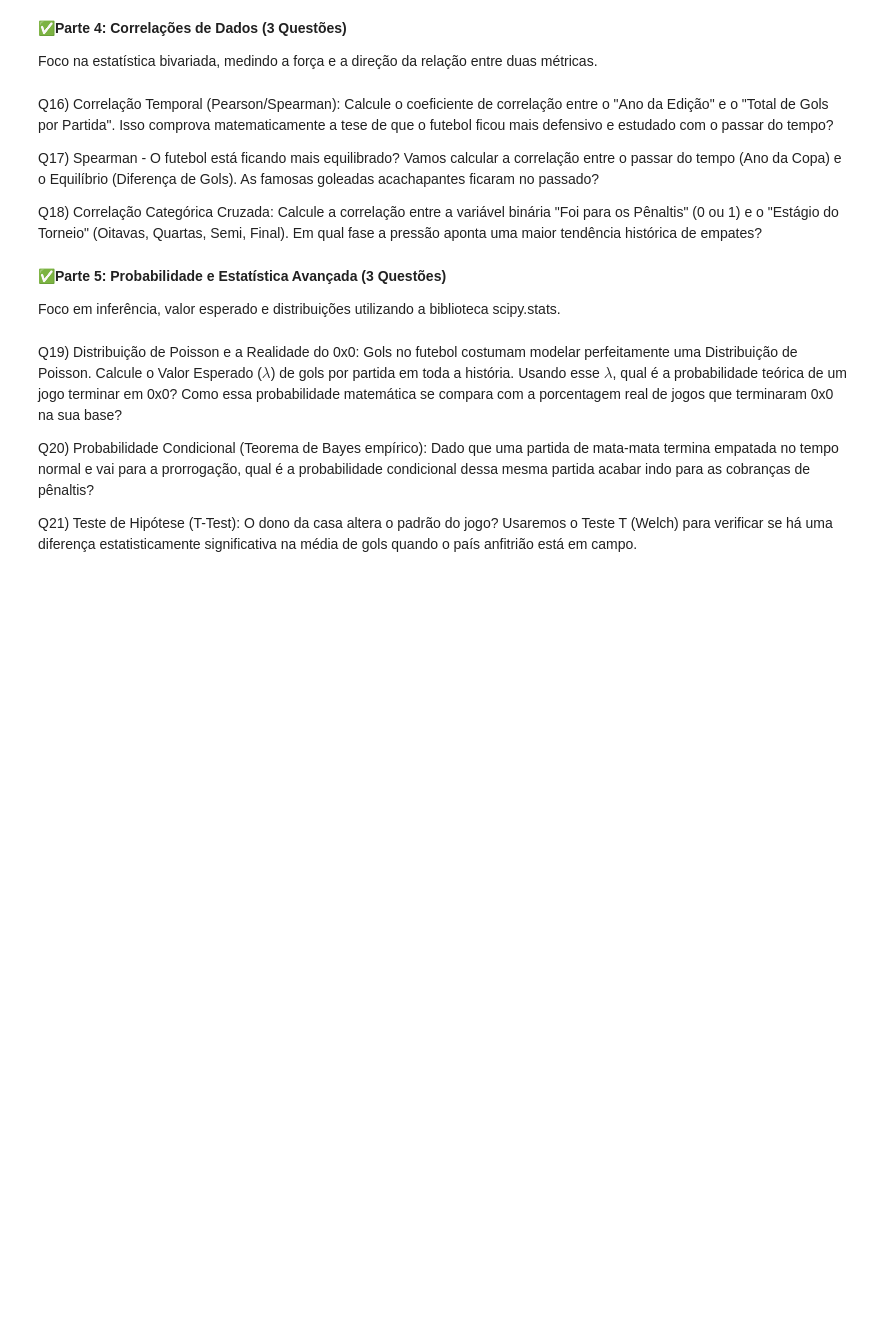
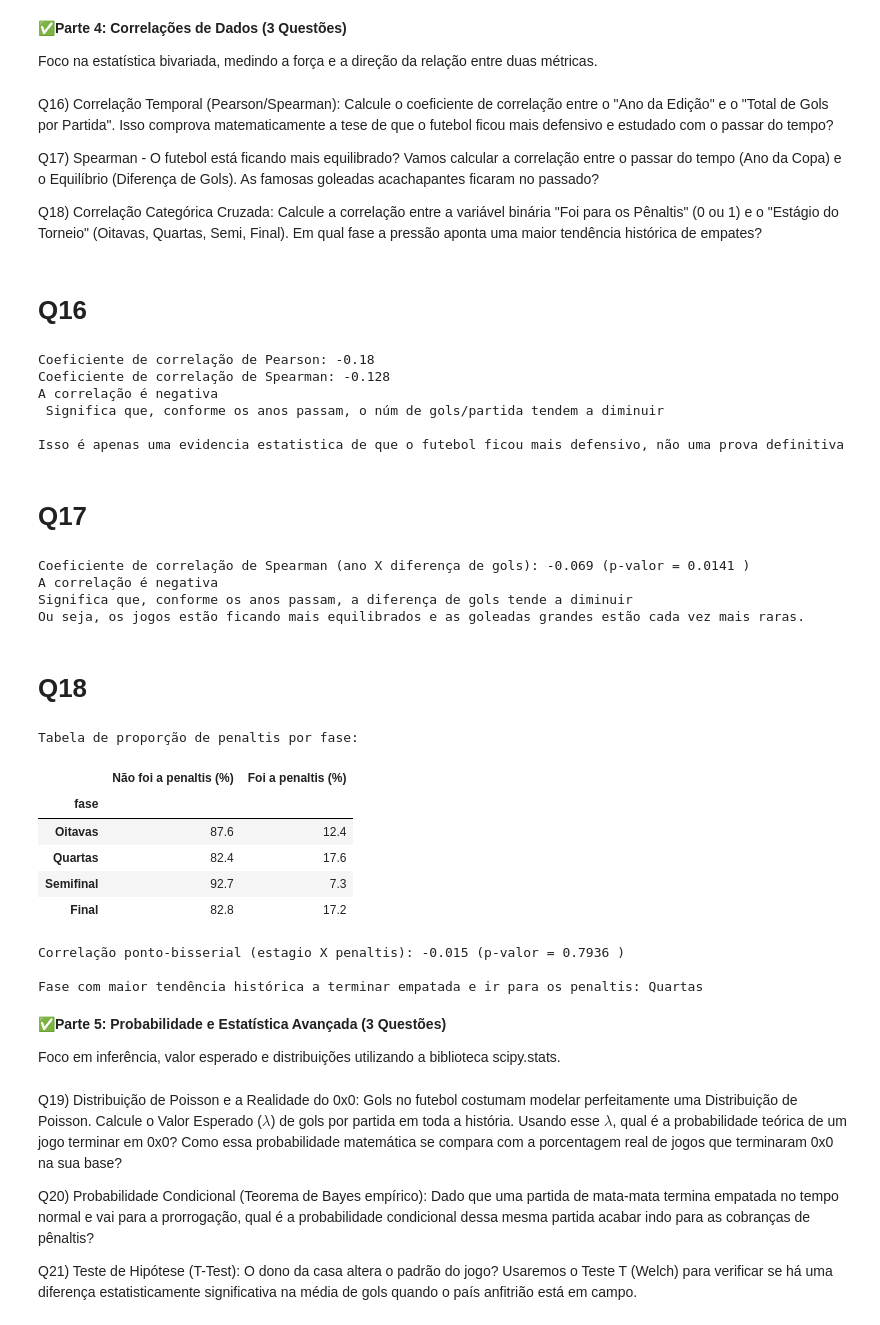
Before and after one commit to gabrielreisz/fifa-world-cup-analytics, a Jupyter notebook: notebooks/FCD_TP_AnaCampos_GabrielReis.ipynb, the cells around one changed output. Cells and saved outputs as stored; diff of their text form; code cells hidden in the pictures; blank space fills up the shorter version.

```diff
--- a/notebooks/FCD_TP_AnaCampos_GabrielReis.ipynb
+++ b/notebooks/FCD_TP_AnaCampos_GabrielReis.ipynb
@@ -585,6 +585,82 @@ Q17) Spearman - O futebol está ficando mais equilibrado?
 Vamos calcular a correlação entre o passar do tempo (Ano da Copa) e o Equilíbrio (Diferença de Gols). As famosas goleadas acachapantes ficaram no passado?
 
 Q18) Correlação Categórica Cruzada: Calcule a correlação entre a variável binária "Foi para os Pênaltis" (0 ou 1) e o "Estágio do Torneio" (Oitavas, Quartas, Semi, Final). Em qual fase a pressão aponta uma maior tendência histórica de empates?
+# %% [markdown]
+# Q16
+# %%
+from scipy.stats import pearsonr, spearmanr, pointbiserialr
+
+correlacao_pearson, p_pearson = pearsonr(df_consolidado['year'],df_consolidado['total_goals'])
+correlacao_spearman, p_spearman = spearmanr(df_consolidado['year'],df_consolidado['total_goals'])
+
+print('Coeficiente de correlação de Pearson:', round(correlacao_pearson, 3))
+print('Coeficiente de correlação de Spearman:', round(correlacao_spearman, 3))
+
+if (correlacao_pearson < 0):
+    print('A correlação é negativa\n Significa que, conforme os anos passam, o núm de gols/partida tendem a diminuir\n')
+else:
+    print('A correlação é positiva. Ou seja, o núm de gols/partida tende a aumentar com o tempo\n')
+
+print('Isso é apenas uma evidencia estatistica de que o futebol ficou mais defensivo, não uma prova definitiva')
+# %% [output]
+Coeficiente de correlação de Pearson: -0.18
+Coeficiente de correlação de Spearman: -0.128
+A correlação é negativa
+ Significa que, conforme os anos passam, o núm de gols/partida tendem a diminuir
+
+Isso é apenas uma evidencia estatistica de que o futebol ficou mais defensivo, não uma prova definitiva
+# %% [markdown]
+# Q17
+# %%
+correlacao_equilibrio, p_eq = spearmanr(df_consolidado['year'],df_consolidado['goal_difference'])
+
+print('Coeficiente de correlação de Spearman (ano X diferença de gols):', round(correlacao_equilibrio, 3), '(p-valor =', round(p_eq, 4), ')')
+
+if (correlacao_equilibrio < 0):
+    print('A correlação é negativa\nSignifica que, conforme os anos passam, a diferença de gols tende a diminuir')
+    print('Ou seja, os jogos estão ficando mais equilibrados e as goleadas grandes estão cada vez mais raras.')
+else:
+    print('A correlação é positiva. Ou seja, a diferença de gols nao diminuiu com o tempo\n')
+# %% [output]
+Coeficiente de correlação de Spearman (ano X diferença de gols): -0.069 (p-valor = 0.0141 )
+A correlação é negativa
+Significa que, conforme os anos passam, a diferença de gols tende a diminuir
+Ou seja, os jogos estão ficando mais equilibrados e as goleadas grandes estão cada vez mais raras.
+# %% [markdown]
+# Q18
+# %%
+mata_mata = df_consolidado[df_consolidado['knockout_stage'] == 1].copy()
+nome_fase = {1: 'Oitavas', 2: 'Quartas', 3: 'Semifinal', 4: 'Final'}
+mata_mata = mata_mata[mata_mata['stage_rank'].isin(nome_fase.keys())].copy()
+mata_mata['fase'] = mata_mata['stage_rank'].map(nome_fase)
+
+#Tabela de proporcao
+tabela_penaltis = pd.crosstab(mata_mata['fase'], mata_mata['penalty_shootout'], normalize='index') * 100
+tabela_penaltis.columns = ['Não foi a penaltis (%)', 'Foi a penaltis (%)']
+ordem_fases = ['Oitavas', 'Quartas', 'Semifinal', 'Final']
+tabela_penaltis = tabela_penaltis.reindex(ordem_fases)
+
+print("Tabela de proporção de penaltis por fase:")
+display(tabela_penaltis.round(1))
+
+
+#Correlaçao
+corr_ponto_bisserial, p_pb = pointbiserialr(mata_mata['penalty_shootout'], mata_mata['stage_rank'])
+print('\nCorrelação ponto-bisserial (estagio X penaltis):', round(corr_ponto_bisserial, 3), '(p-valor =', round(p_pb, 4), ')')
+
+fase_mais_penaltis = tabela_penaltis['Foi a penaltis (%)'].idxmax()
+print('\nFase com maior tendência histórica a terminar empatada e ir para os penaltis:', fase_mais_penaltis)
+# %% [output]
+Tabela de proporção de penaltis por fase:
+|  | Não foi a penaltis (%) | Foi a penaltis (%) |
+| fase |  |  |
+| Oitavas | 87.6 | 12.4 |
+| Quartas | 82.4 | 17.6 |
+| Semifinal | 92.7 | 7.3 |
+| Final | 82.8 | 17.2 |
+Correlação ponto-bisserial (estagio X penaltis): -0.015 (p-valor = 0.7936 )
+
+Fase com maior tendência histórica a terminar empatada e ir para os penaltis: Quartas
 # %% [markdown]
 ✅**Parte 5: Probabilidade e Estatística Avançada (3 Questões)**
 
```
Also changed, not shown: parts of 8 cells of this notebook.
